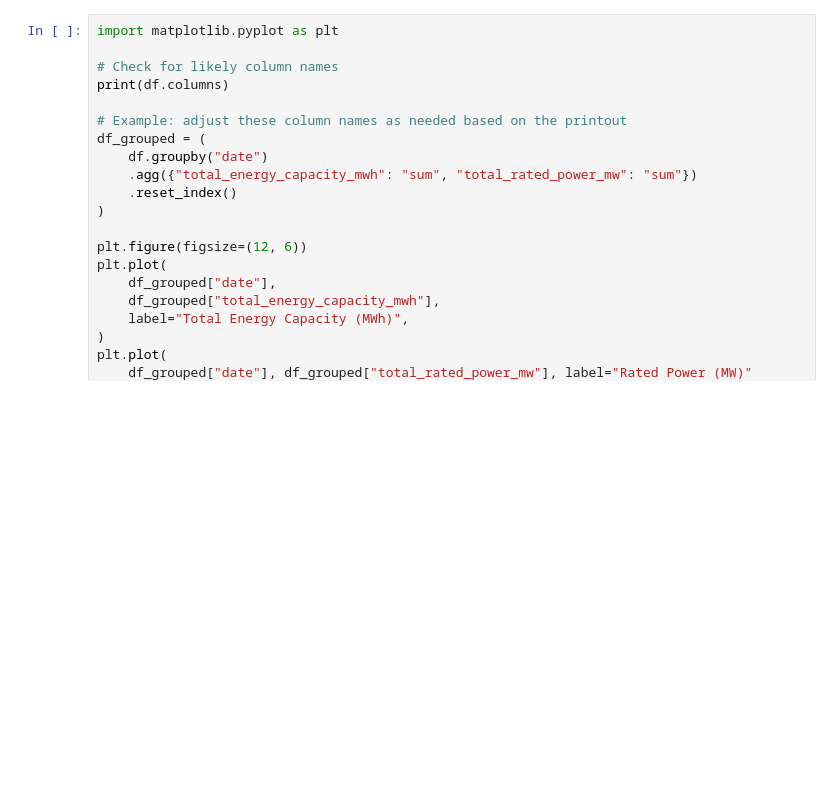
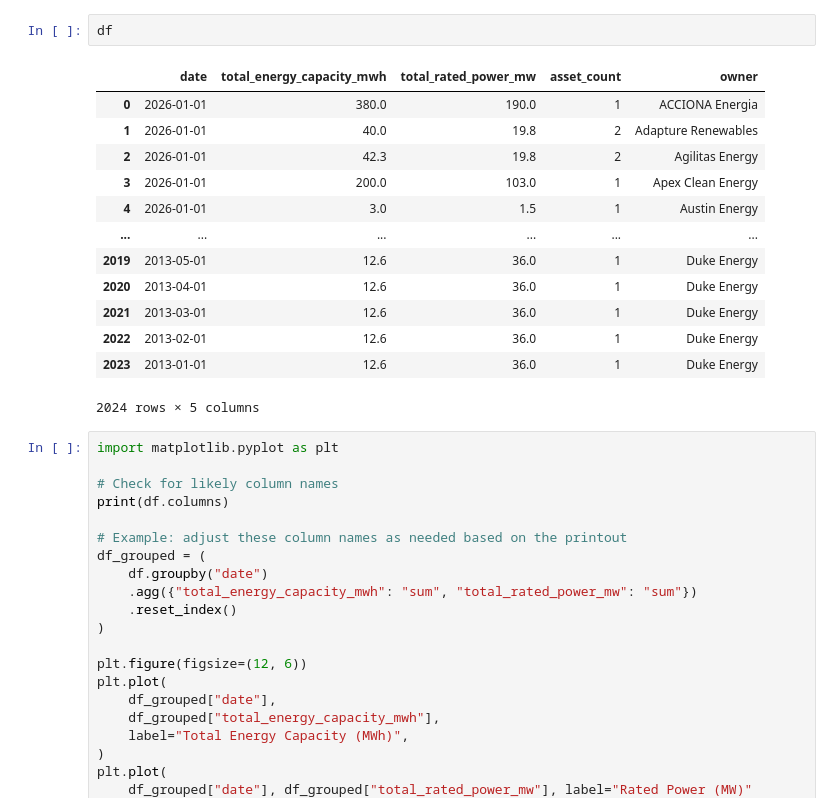
Before and after one commit to andrewkittredge/mode_energy, a Jupyter notebook: test.ipynb, the cells around one changed output. Cells and saved outputs as stored; diff of their text form; blank space fills up the shorter version.

```diff
--- a/test.ipynb
+++ b/test.ipynb
@@ -17,3 +18,19 @@ df = client.get_paginated(
+# %%
+df
+# %% [output]
+|  | date | total_energy_capacity_mwh | total_rated_power_mw | asset_count | owner |
+| 0 | 2026-01-01 | 380.0 | 190.0 | 1 | ACCIONA Energia |
+| 1 | 2026-01-01 | 40.0 | 19.8 | 2 | Adapture Renewables |
+| 2 | 2026-01-01 | 42.3 | 19.8 | 2 | Agilitas Energy |
+| 3 | 2026-01-01 | 200.0 | 103.0 | 1 | Apex Clean Energy |
+| 4 | 2026-01-01 | 3.0 | 1.5 | 1 | Austin Energy |
+| ... | ... | ... | ... | ... | ... |
+| 2019 | 2013-05-01 | 12.6 | 36.0 | 1 | Duke Energy |
+| 2020 | 2013-04-01 | 12.6 | 36.0 | 1 | Duke Energy |
+| 2021 | 2013-03-01 | 12.6 | 36.0 | 1 | Duke Energy |
+| 2022 | 2013-02-01 | 12.6 | 36.0 | 1 | Duke Energy |
+| 2023 | 2013-01-01 | 12.6 | 36.0 | 1 | Duke Energy |
+2024 rows × 5 columns
 # %%
 import matplotlib.pyplot as plt
 
```
Also changed, not shown: parts of 5 cells of this notebook, 1 other file.
